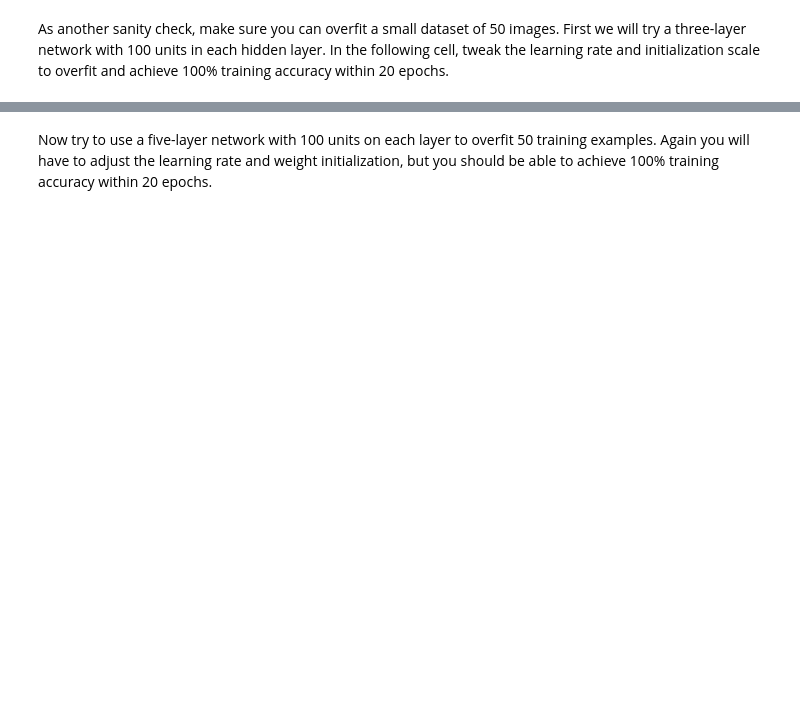
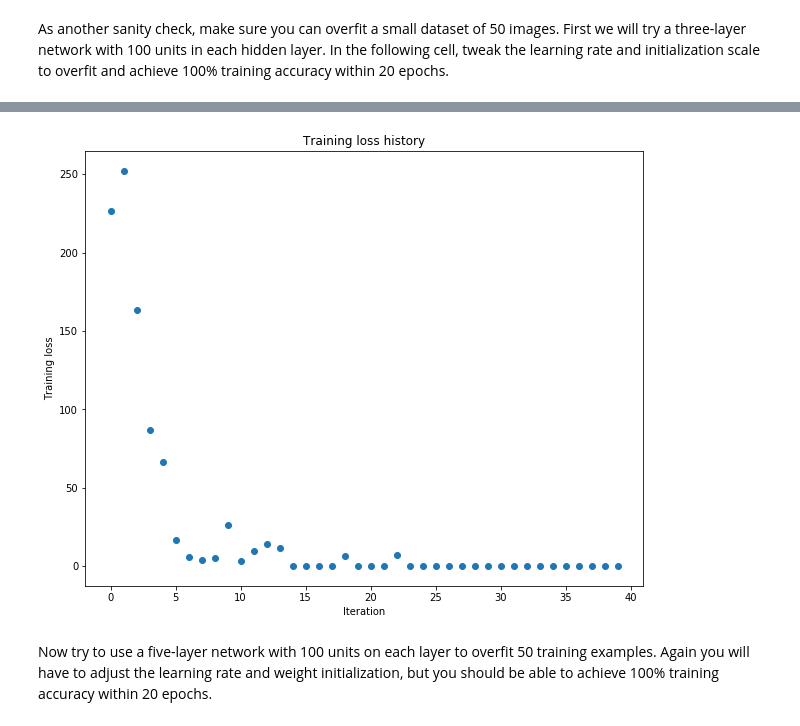
Before and after one commit to grewwc/stanford_cnn_2016-2017, a Jupyter notebook: hw2/FullyConnectedNets.ipynb, the cells around one changed output, grey strips where cells are left out. Cells and saved outputs as stored; diff of their text form; code cells hidden in the pictures; blank space fills up the shorter version.

```diff
--- a/hw2/FullyConnectedNets.ipynb
+++ b/hw2/FullyConnectedNets.ipynb
@@ -400,8 +439,8 @@ small_data = {
   'y_val': data['y_val'],
 }
 
-weight_scale = 1e-2
-learning_rate = 1e-4
+weight_scale = 1e-1
+learning_rate = 1e-3
 model = FullyConnectedNet([100, 100],
               weight_scale=weight_scale, dtype=np.float64)
 solver = Solver(model, small_data,
@@ -412,9 +451,9 @@ solver = Solver(model, small_data,
                 }
          )
 solver.train()
-
 plt.plot(solver.loss_history, 'o')
 plt.title('Training loss history')
 plt.xlabel('Iteration')
 plt.ylabel('Training loss')
 plt.show()
+# %% [output]
@@ -421,3 +477,4 @@ plt.show()
+[figure, added]
 # %% [markdown]
 Now try to use a five-layer network with 100 units on each layer to overfit 50 training examples. Again you will have to adjust the learning rate and weight initialization, but you should be able to achieve 100% training accuracy within 20 epochs.
 # %%
```
Also changed, not shown: parts of 10 cells of this notebook, 5 other files.
